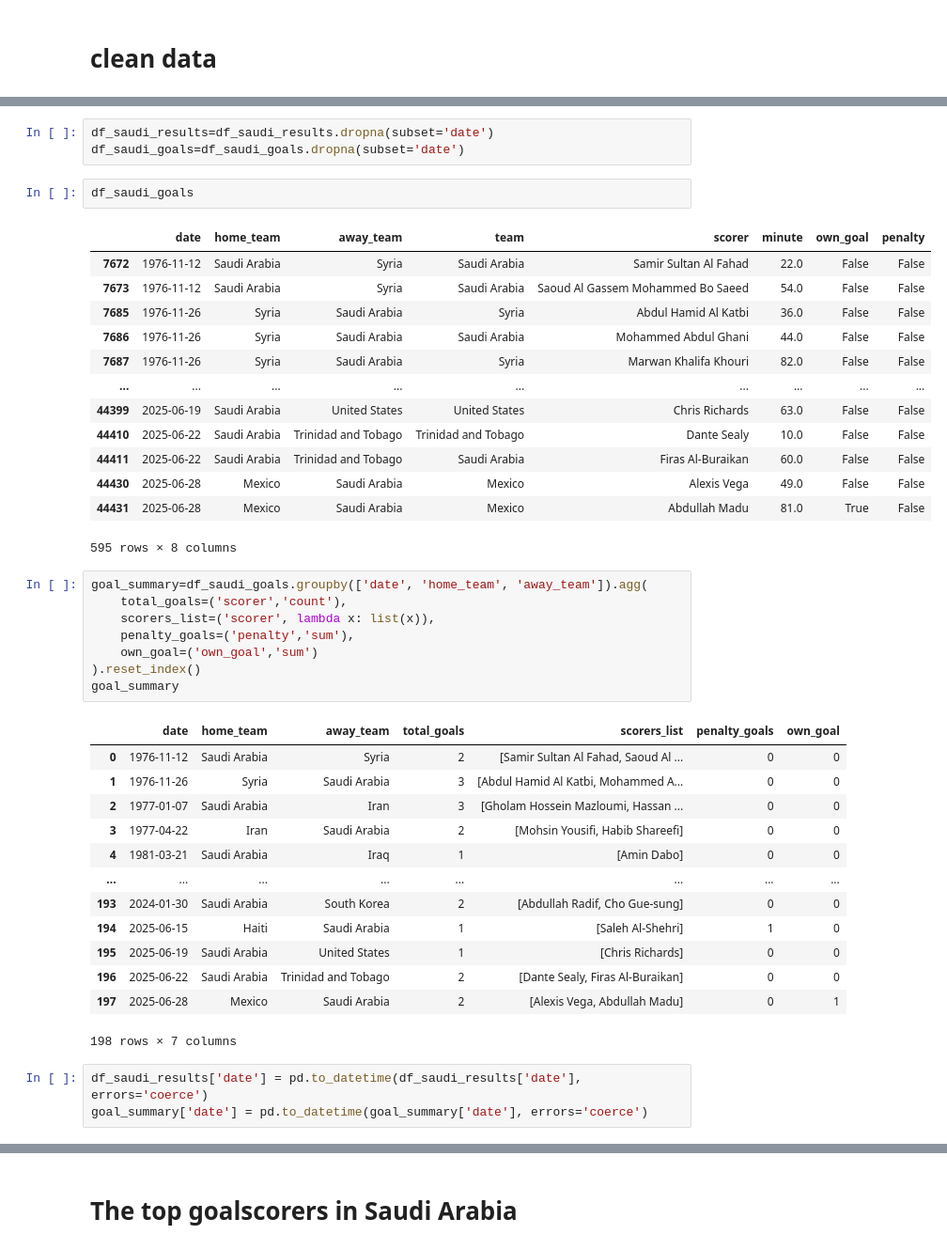
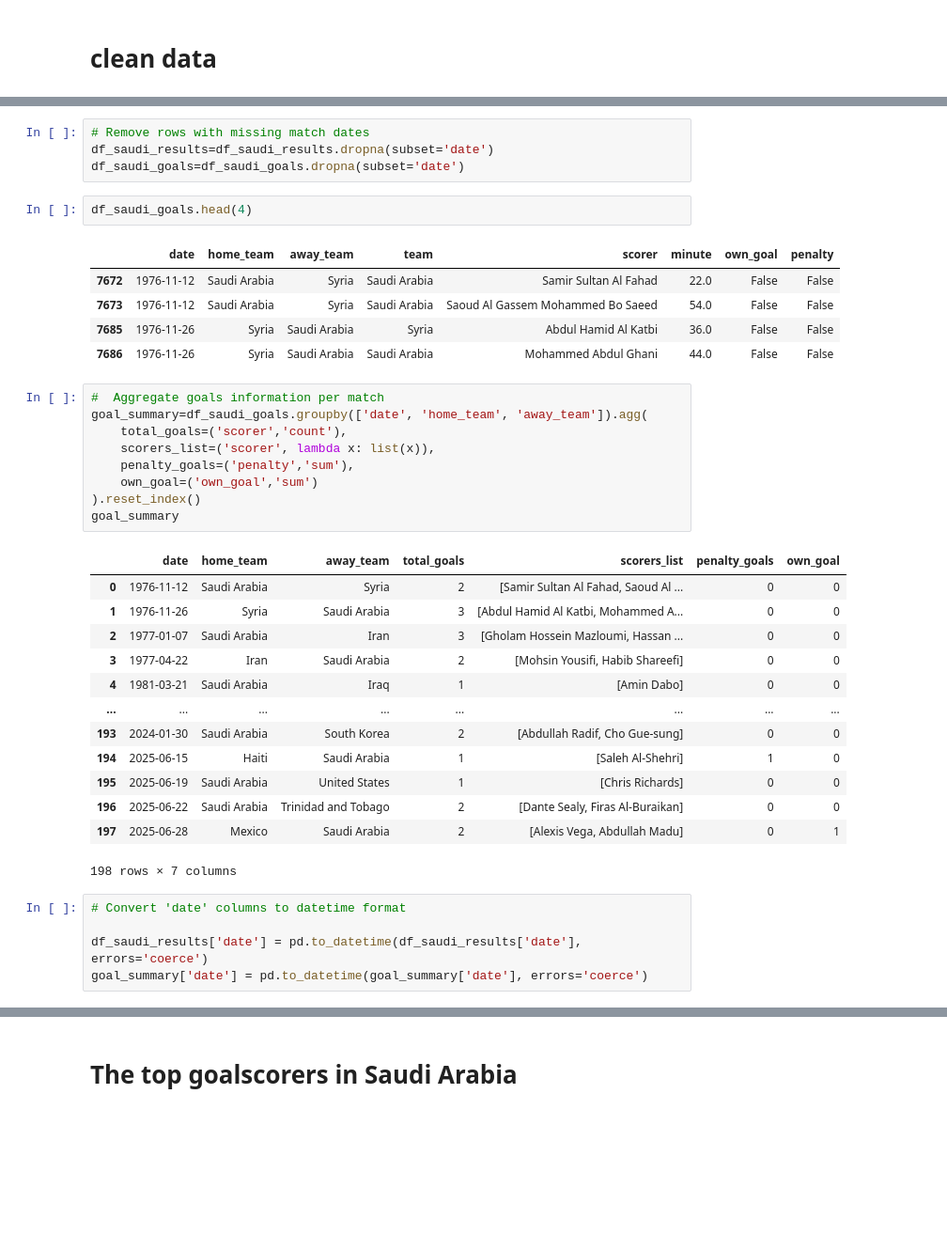
Before and after one commit to sagamohamedsaedaden-dotcom/df_food, a Jupyter notebook: football.ipynb, the cells around one changed output, grey strips where cells are left out. Shown at 94% size. Cells and saved outputs as stored; diff of their text form; blank space fills up the shorter version.

```diff
--- a/football.ipynb
+++ b/football.ipynb
@@ -76,23 +50,17 @@ array(['Friendly', 'Gulf Cup', 'AFC Asian Cup qualification',
 # %%
+# Remove rows with missing match dates
 df_saudi_results=df_saudi_results.dropna(subset='date')
 df_saudi_goals=df_saudi_goals.dropna(subset='date')
 # %%
-df_saudi_goals
+df_saudi_goals.head(4)
 # %% [output]
 |  | date | home_team | away_team | team | scorer | minute | own_goal | penalty |
 | 7672 | 1976-11-12 | Saudi Arabia | Syria | Saudi Arabia | Samir Sultan Al Fahad | 22.0 | False | False |
 | 7673 | 1976-11-12 | Saudi Arabia | Syria | Saudi Arabia | Saoud Al Gassem Mohammed Bo Saeed | 54.0 | False | False |
 | 7685 | 1976-11-26 | Syria | Saudi Arabia | Syria | Abdul Hamid Al Katbi | 36.0 | False | False |
 | 7686 | 1976-11-26 | Syria | Saudi Arabia | Saudi Arabia | Mohammed Abdul Ghani | 44.0 | False | False |
-| 7687 | 1976-11-26 | Syria | Saudi Arabia | Syria | Marwan Khalifa Khouri | 82.0 | False | False |
-| ... | ... | ... | ... | ... | ... | ... | ... | ... |
-| 44399 | 2025-06-19 | Saudi Arabia | United States | United States | Chris Richards | 63.0 | False | False |
-| 44410 | 2025-06-22 | Saudi Arabia | Trinidad and Tobago | Trinidad and Tobago | Dante Sealy | 10.0 | False | False |
-| 44411 | 2025-06-22 | Saudi Arabia | Trinidad and Tobago | Saudi Arabia | Firas Al-Buraikan | 60.0 | False | False |
-| 44430 | 2025-06-28 | Mexico | Saudi Arabia | Mexico | Alexis Vega | 49.0 | False | False |
-| 44431 | 2025-06-28 | Mexico | Saudi Arabia | Mexico | Abdullah Madu | 81.0 | True | False |
-595 rows × 8 columns
 # %%
+#  Aggregate goals information per match
 goal_summary=df_saudi_goals.groupby(['date', 'home_team', 'away_team']).agg(
     total_goals=('scorer','count'),
     scorers_list=('scorer', lambda x: list(x)),
@@ -115,6 +83,8 @@ goal_summary
 | 197 | 2025-06-28 | Mexico | Saudi Arabia | 2 | [Alexis Vega, Abdullah Madu] | 0 | 1 |
 198 rows × 7 columns
 # %%
+# Convert 'date' columns to datetime format
+
 df_saudi_results['date'] = pd.to_datetime(df_saudi_results['date'], errors='coerce')
 goal_summary['date'] = pd.to_datetime(goal_summary['date'], errors='coerce')
 # %%
```
Also changed, not shown: parts of 25 cells of this notebook, 5 other files.
